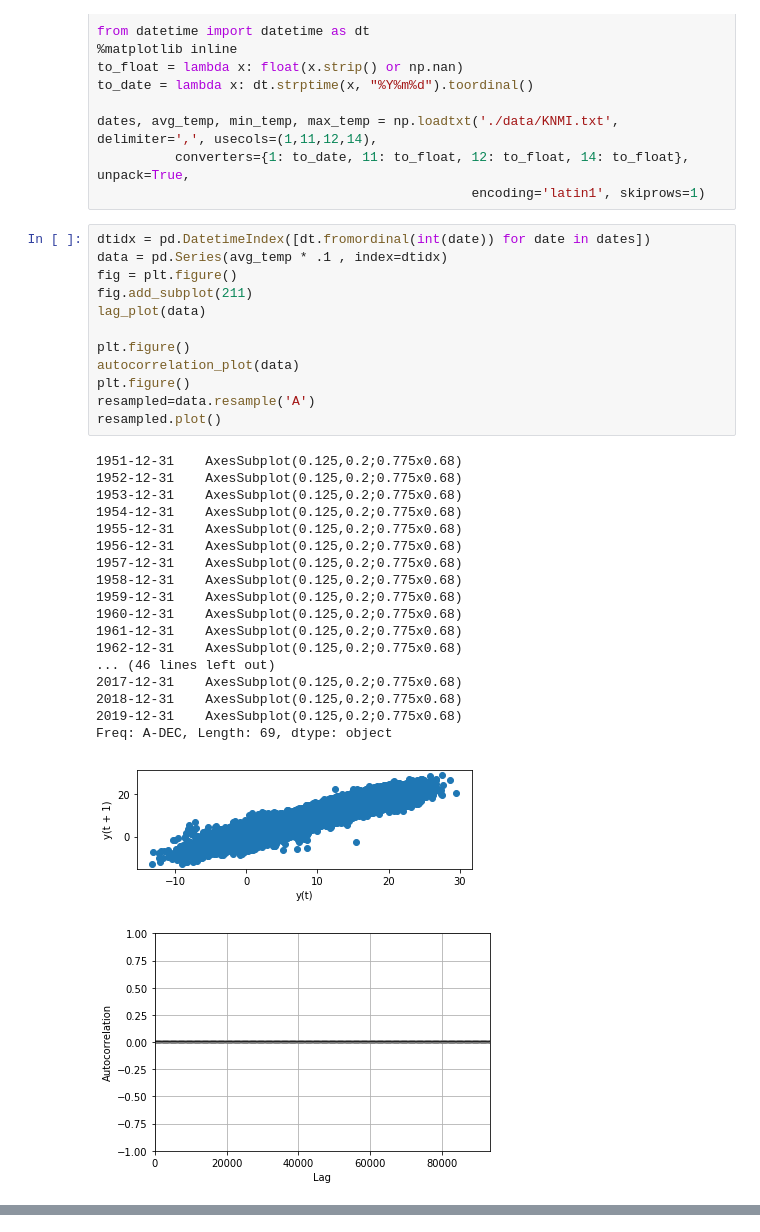
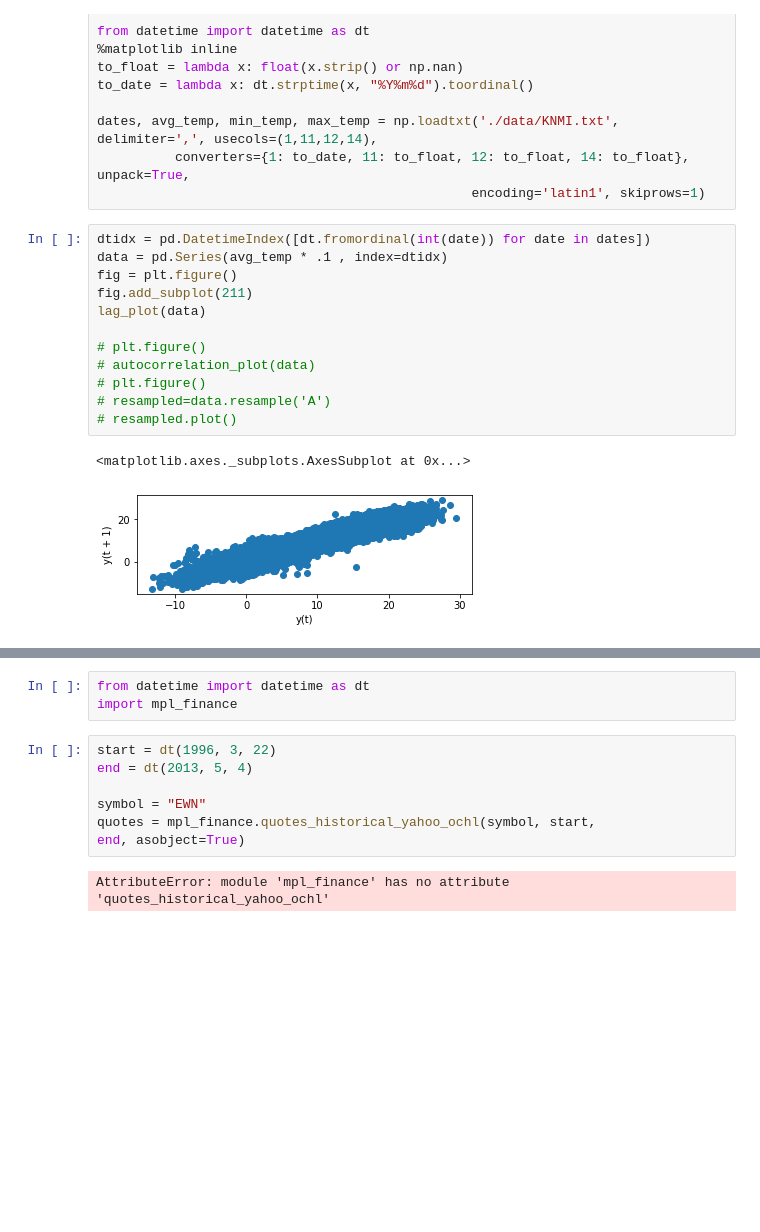
Before and after one commit to gkarwchan/Python-Statistics, a Jupyter notebook: pandas statistics.ipynb, the cells around one changed output, grey strips where cells are left out. Saved outputs shown, nothing was run; the diff lists cells and outputs as text; blank space fills up the shorter version.

```diff
--- a/pandas statistics.ipynb
+++ b/pandas statistics.ipynb
@@ -16,32 +16,15 @@ dates, avg_temp, min_temp, max_temp = np.loadtxt('./data/KNMI.txt', delimiter=',
 # %%
 dtidx = pd.DatetimeIndex([dt.fromordinal(int(date)) for date in dates])
 data = pd.Series(avg_temp * .1 , index=dtidx)
 fig = plt.figure()
 fig.add_subplot(211)
 lag_plot(data)
 
-plt.figure()
-autocorrelation_plot(data)
-plt.figure()
-resampled=data.resample('A')
-resampled.plot()
+# plt.figure()
+# autocorrelation_plot(data)
+# plt.figure()
+# resampled=data.resample('A')
+# resampled.plot()
 # %% [output]
-1951-12-31    AxesSubplot(0.125,0.2;0.775x0.68)
-1952-12-31    AxesSubplot(0.125,0.2;0.775x0.68)
-1953-12-31    AxesSubplot(0.125,0.2;0.775x0.68)
-1954-12-31    AxesSubplot(0.125,0.2;0.775x0.68)
-1955-12-31    AxesSubplot(0.125,0.2;0.775x0.68)
-1956-12-31    AxesSubplot(0.125,0.2;0.775x0.68)
-1957-12-31    AxesSubplot(0.125,0.2;0.775x0.68)
-1958-12-31    AxesSubplot(0.125,0.2;0.775x0.68)
-1959-12-31    AxesSubplot(0.125,0.2;0.775x0.68)
-1960-12-31    AxesSubplot(0.125,0.2;0.775x0.68)
-1961-12-31    AxesSubplot(0.125,0.2;0.775x0.68)
-1962-12-31    AxesSubplot(0.125,0.2;0.775x0.68)
-... (46 lines left out)
-2017-12-31    AxesSubplot(0.125,0.2;0.775x0.68)
-2018-12-31    AxesSubplot(0.125,0.2;0.775x0.68)
-2019-12-31    AxesSubplot(0.125,0.2;0.775x0.68)
-Freq: A-DEC, Length: 69, dtype: object
+<matplotlib.axes._subplots.AxesSubplot at 0x...>
-[figure, old version]
+[figure, new version]
-[figure, removed]
@@ -48,0 +31,12 @@ Freq: A-DEC, Length: 69, dtype: object
+# %%
+from datetime import datetime as dt
+import mpl_finance
+# %%
+start = dt(1996, 3, 22)
+end = dt(2013, 5, 4)
+
+symbol = "EWN"
+quotes = mpl_finance.quotes_historical_yahoo_ochl(symbol, start,
+end, asobject=True)
+# %% [output]
+AttributeError: module 'mpl_finance' has no attribute 'quotes_historical_yahoo_ochl'
```
Also changed, not shown: parts of 2 cells of this notebook, 1 other file.
